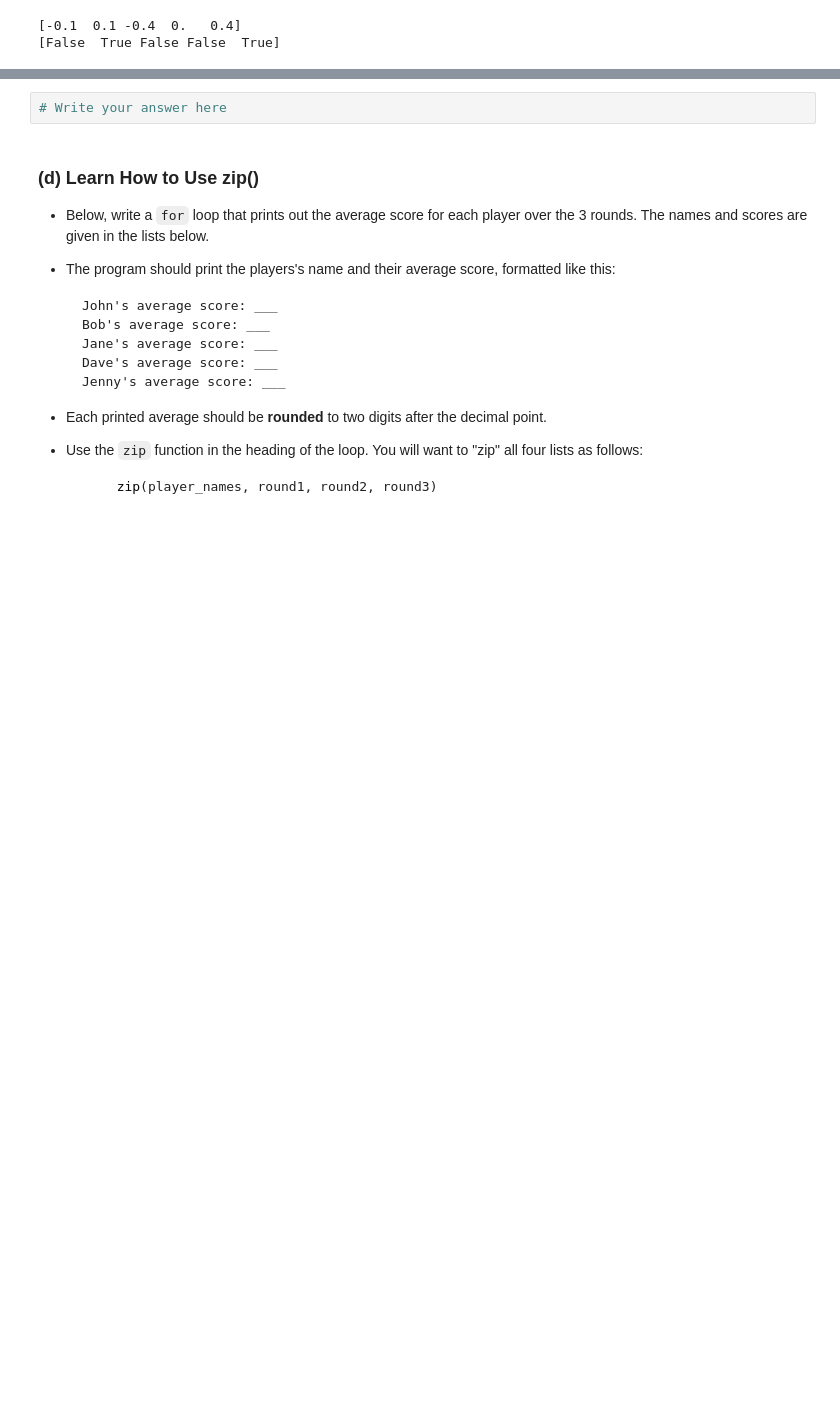
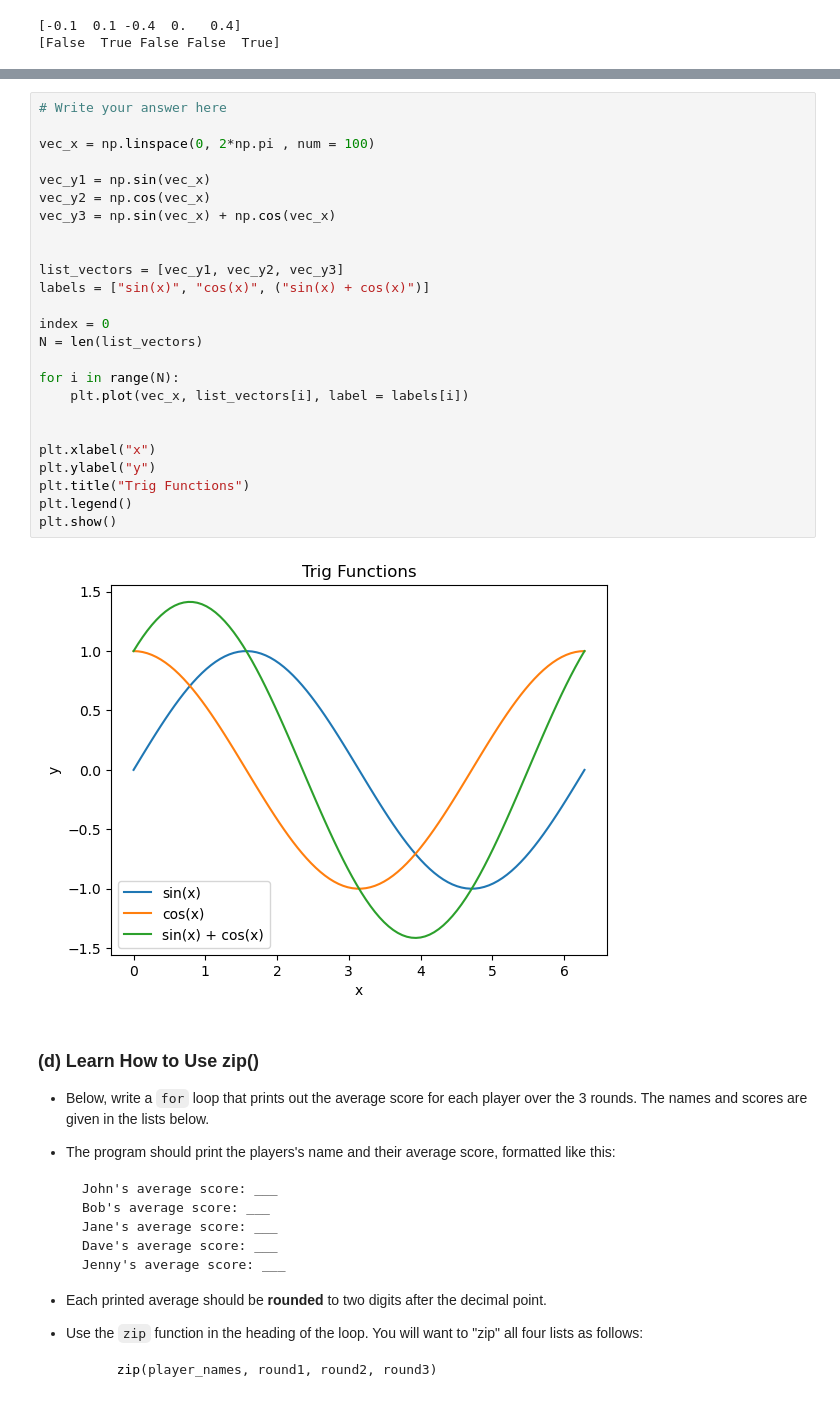
Before and after one commit to chadhimes/datasci151spring2026, a Jupyter notebook: _assignments/assignment_4/Assignment4.ipynb, the cells around one changed output, grey strips where cells are left out. Cells and saved outputs as stored; diff of their text form; blank space fills up the shorter version.

```diff
--- a/_assignments/assignment_4/Assignment4.ipynb
+++ b/_assignments/assignment_4/Assignment4.ipynb
@@ -115,8 +115,33 @@ print(above_average)
 **Note**: The final output should be a single 2D plot showing all three functions plotted against the same x-values. It should look something like this:
 
 <img src="figures/trig_functions.png" alt="drawing" width="350"/>
-# %%
-# Write your answer here
+# %%
+# Write your answer here
+
+vec_x = np.linspace(0, 2*np.pi , num = 100)
+
+vec_y1 = np.sin(vec_x)
+vec_y2 = np.cos(vec_x)
+vec_y3 = np.sin(vec_x) + np.cos(vec_x)
+
+
+list_vectors = [vec_y1, vec_y2, vec_y3]
+labels = ["sin(x)", "cos(x)", ("sin(x) + cos(x)")]
+
+index = 0
+N = len(list_vectors)
+
+for i in range(N):
+    plt.plot(vec_x, list_vectors[i], label = labels[i])
+
+
+plt.xlabel("x")
+plt.ylabel("y")
+plt.title("Trig Functions")
+plt.legend()
+plt.show()
+# %% [output]
+[figure, added]
 # %% [markdown]
 ### **(d)** Learn How to Use zip()
 
```
Also changed, not shown: parts of 4 cells of this notebook.
